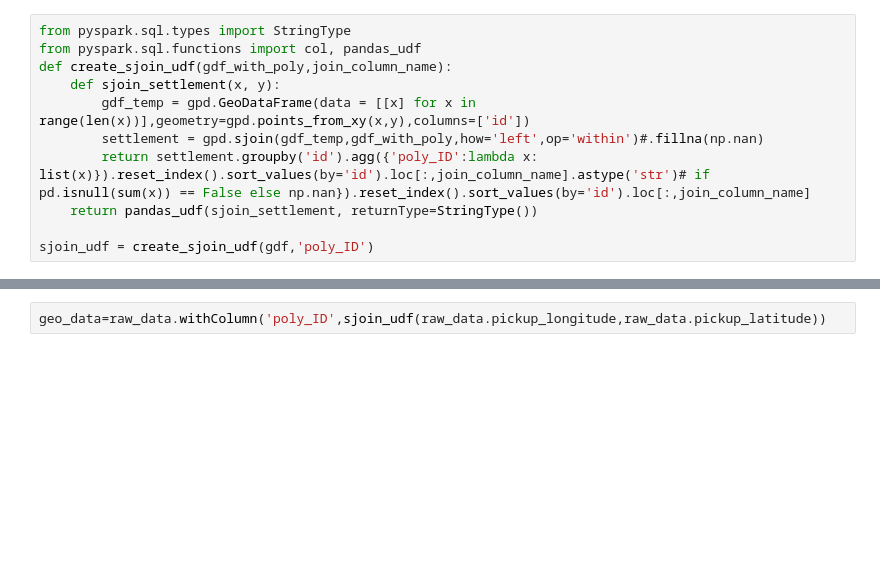
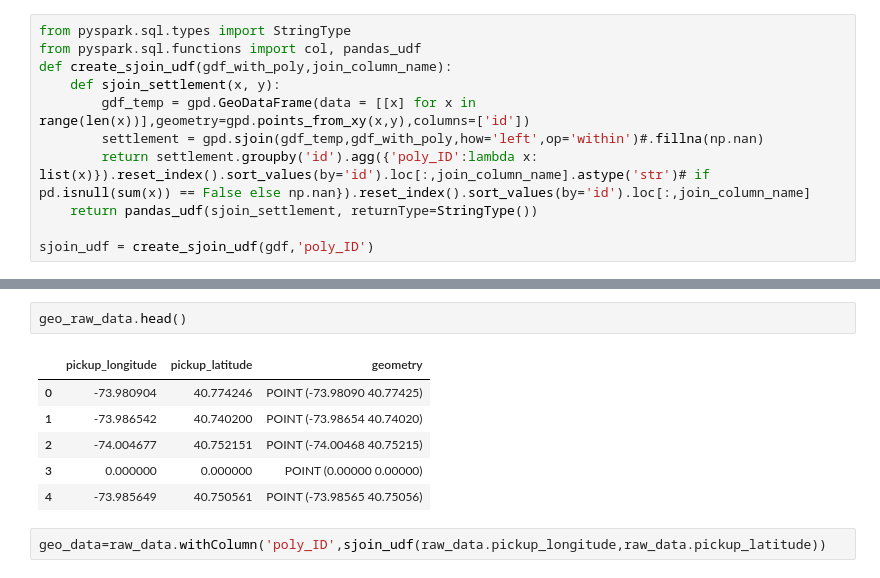
Before and after one commit to SuurkaevKarl/BDM2024, a Jupyter notebook: P01_BatchProcessing/notebooks/P01_notebook-optimized.ipynb, the cells around one changed output, grey strips where cells are left out. Cells and saved outputs as stored; diff of their text form; blank space fills up the shorter version.

```diff
--- a/P01_BatchProcessing/notebooks/P01_notebook-optimized.ipynb
+++ b/P01_BatchProcessing/notebooks/P01_notebook-optimized.ipynb
@@ -502,2 +532,11 @@ limit_raw_data=raw_data.orderBy(rand()).limit(n)
+# %%
+geo_raw_data.head()
+# %% [output]
+|  | pickup_longitude | pickup_latitude | geometry |
+| 0 | -73.980904 | 40.774246 | POINT (-73.98090 40.77425) |
+| 1 | -73.986542 | 40.740200 | POINT (-73.98654 40.74020) |
+| 2 | -74.004677 | 40.752151 | POINT (-74.00468 40.75215) |
+| 3 | 0.000000 | 0.000000 | POINT (0.00000 0.00000) |
+| 4 | -73.985649 | 40.750561 | POINT (-73.98565 40.75056) |
 # %%
 geo_data=raw_data.withColumn('poly_ID',sjoin_udf(raw_data.pickup_longitude,raw_data.pickup_latitude))
```
Also changed, not shown: parts of 8 cells of this notebook.
